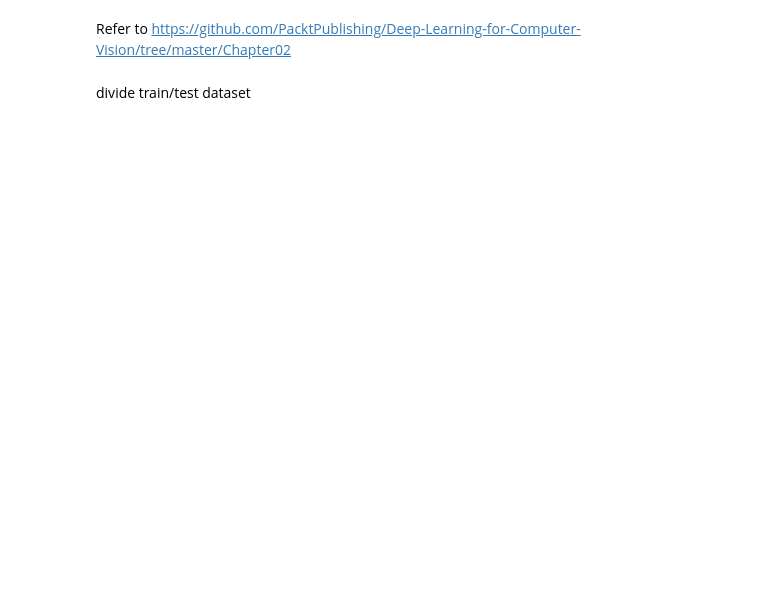
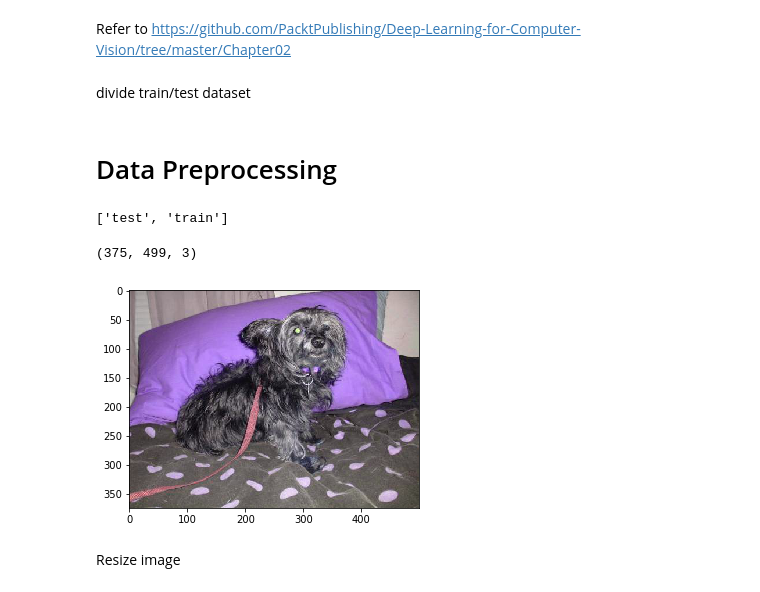
Before and after one commit to IzPerfect/Keras_Application, a Jupyter notebook: keras_transfer_learning.ipynb, the cells around one changed output. Drawn from its saved outputs; the diff is of its cells as text; code cells hidden in the pictures; blank space fills up the shorter version.

```diff
--- a/keras_transfer_learning.ipynb
+++ b/keras_transfer_learning.ipynb
@@ -33,3 +55,28 @@ copy_files('dog', 0, 1000, 'train')
 copy_files('cat', 0, 1000, 'train')
 copy_files('dog', 1000, 1400, 'test')
 copy_files('cat', 1000, 1400, 'test')
+# %% [markdown]
+# Data Preprocessing
+# %%
+print(os.listdir('./data'))
+# %% [output]
+['test', 'train']
+# %%
+train_dog = [os.path.join(pwd, 'data', 'train', 'dog', 'dog' + '.' + str(i) + '.jpg')
+                   for i in range(1000)]
+test_dog = [os.path.join(pwd, 'data', 'test', 'dog', 'dog'+ '.' + str(i) + '.jpg')
+                   for i in range(1000, 1400)]
+
+train_cat = [os.path.join(pwd, 'data', 'train', 'cat', 'cat' + '.' + str(i) + '.jpg')
+                   for i in range(1000)]
+test_cat = [os.path.join(pwd, 'data', 'test', 'cat', 'cat' + '.' + str(i) + '.jpg')
+                   for i in range(1000, 1400)]
+# %%
+dog = cv2.imread(train_dog[0], cv2.IMREAD_UNCHANGED)
+plt.imshow(dog)
+print(dog.shape)
+# %% [output]
+(375, 499, 3)
+[figure, added]
+# %% [markdown]
+Resize image
```
Also changed, not shown: parts of 48 cells of this notebook.
